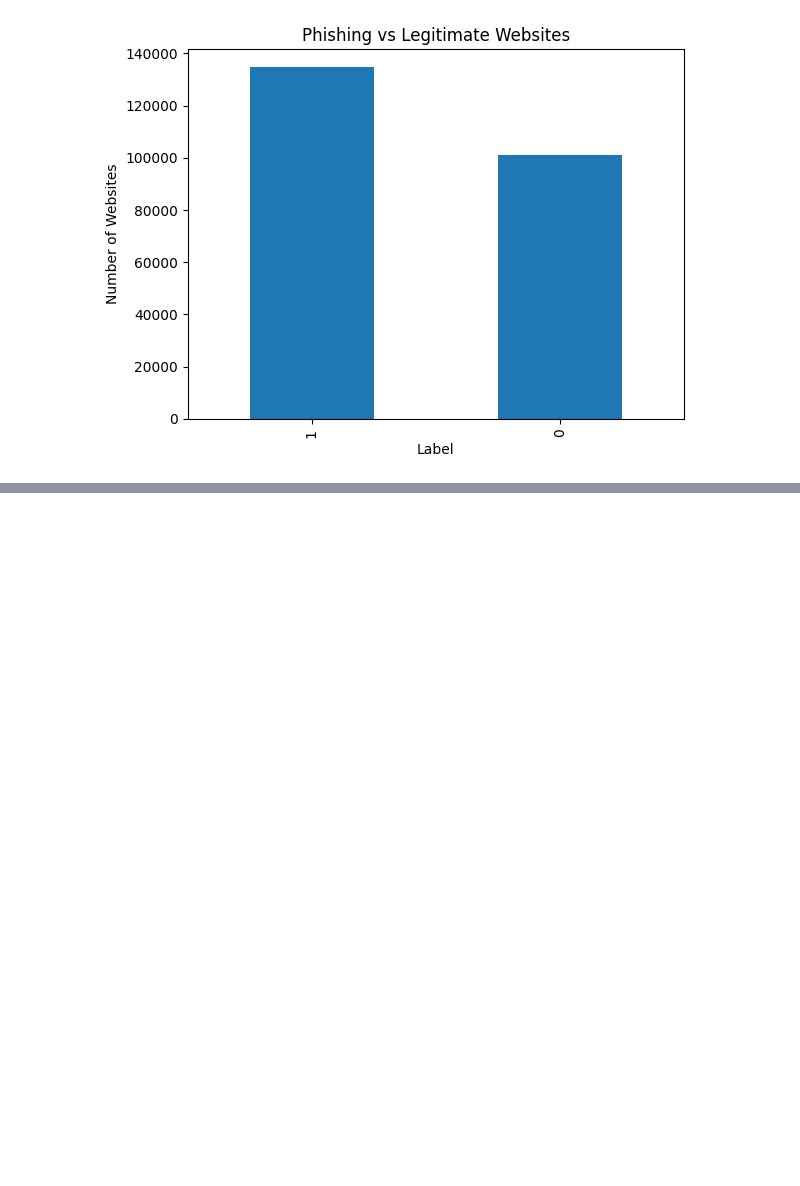
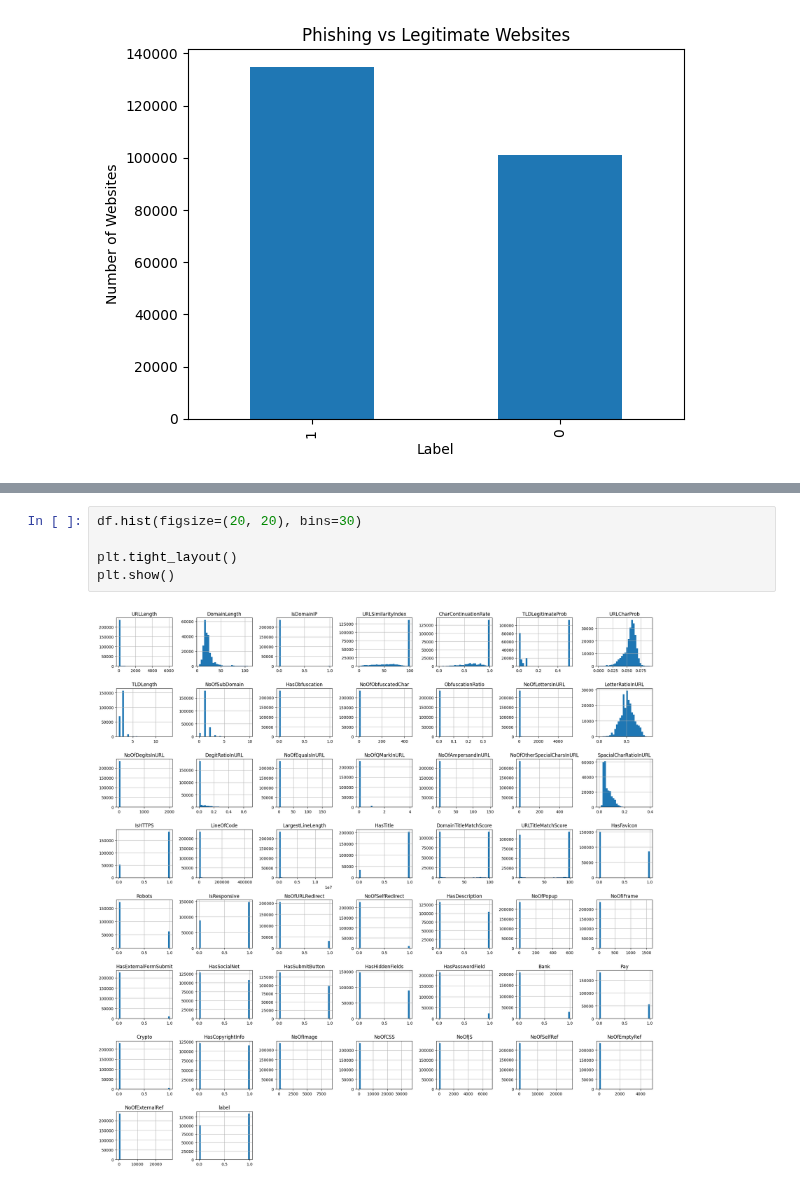
Before and after one commit to Aditya1112006/Phishing-Website-Detector, a Jupyter notebook: notebooks/01_dataset_exploration.ipynb, the cells around one changed output, grey strips where cells are left out. Drawn from its saved outputs; the diff is of its cells as text; blank space fills up the shorter version.

```diff
--- a/notebooks/01_dataset_exploration.ipynb
+++ b/notebooks/01_dataset_exploration.ipynb
@@ -206,0 +335,7 @@ plt.show()
+# %%
+df.hist(figsize=(20, 20), bins=30)
+
+plt.tight_layout()
+plt.show()
+# %% [output]
+[figure, added]
```
Also changed, not shown: parts of 13 cells of this notebook.
